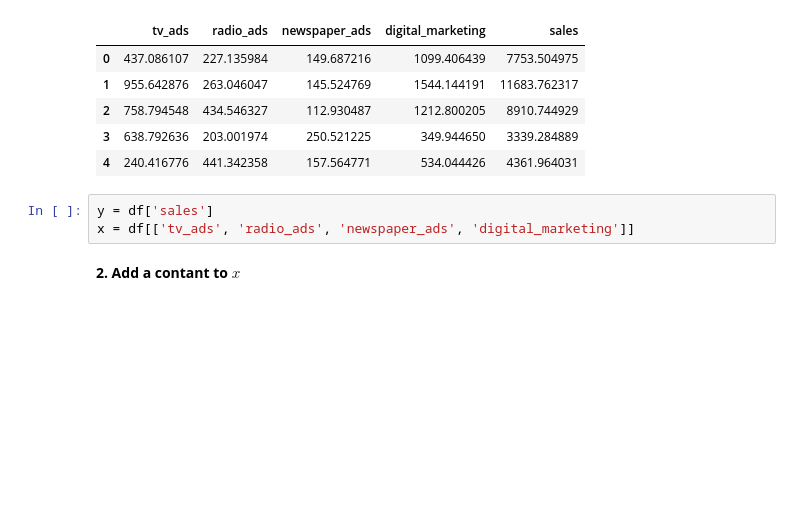
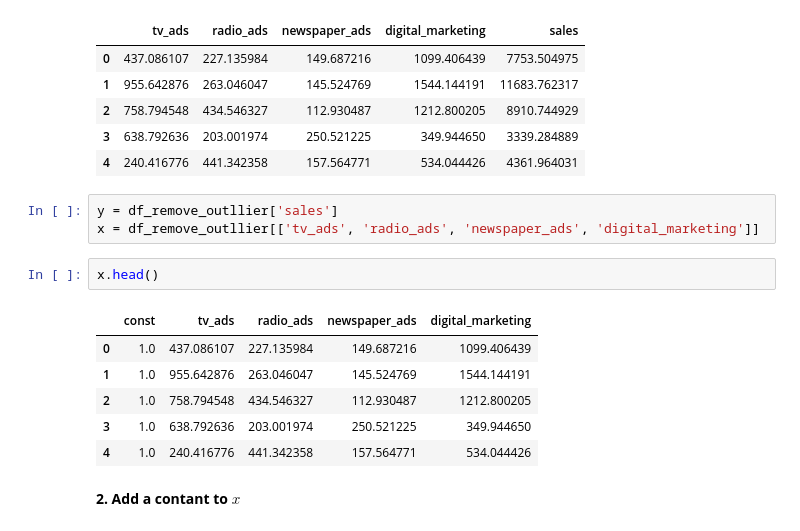
Before and after one commit to letuanGithubVn1/Sales-advertising-analysis, a Jupyter notebook: Sales_Advertising_Analysis.ipynb, the cells around one changed output. Saved outputs shown, nothing was run; the diff lists cells and outputs as text; blank space fills up the shorter version.

```diff
--- a/Sales_Advertising_Analysis.ipynb
+++ b/Sales_Advertising_Analysis.ipynb
@@ -211,8 +180,17 @@ df.head()
 | 3 | 638.792636 | 203.001974 | 250.521225 | 349.944650 | 3339.284889 |
 | 4 | 240.416776 | 441.342358 | 157.564771 | 534.044426 | 4361.964031 |
 # %%
-y = df['sales']
-x = df[['tv_ads', 'radio_ads', 'newspaper_ads', 'digital_marketing']]
+y = df_remove_outllier['sales']
+x = df_remove_outllier[['tv_ads', 'radio_ads', 'newspaper_ads', 'digital_marketing']]
+# %%
+x.head()
+# %% [output]
+|  | const | tv_ads | radio_ads | newspaper_ads | digital_marketing |
+| 0 | 1.0 | 437.086107 | 227.135984 | 149.687216 | 1099.406439 |
+| 1 | 1.0 | 955.642876 | 263.046047 | 145.524769 | 1544.144191 |
+| 2 | 1.0 | 758.794548 | 434.546327 | 112.930487 | 1212.800205 |
+| 3 | 1.0 | 638.792636 | 203.001974 | 250.521225 | 349.944650 |
+| 4 | 1.0 | 240.416776 | 441.342358 | 157.564771 | 534.044426 |
 # %% [markdown]
 **2. Add a contant to $x$**
 # %%
```
Also changed, not shown: parts of 35 cells of this notebook.
